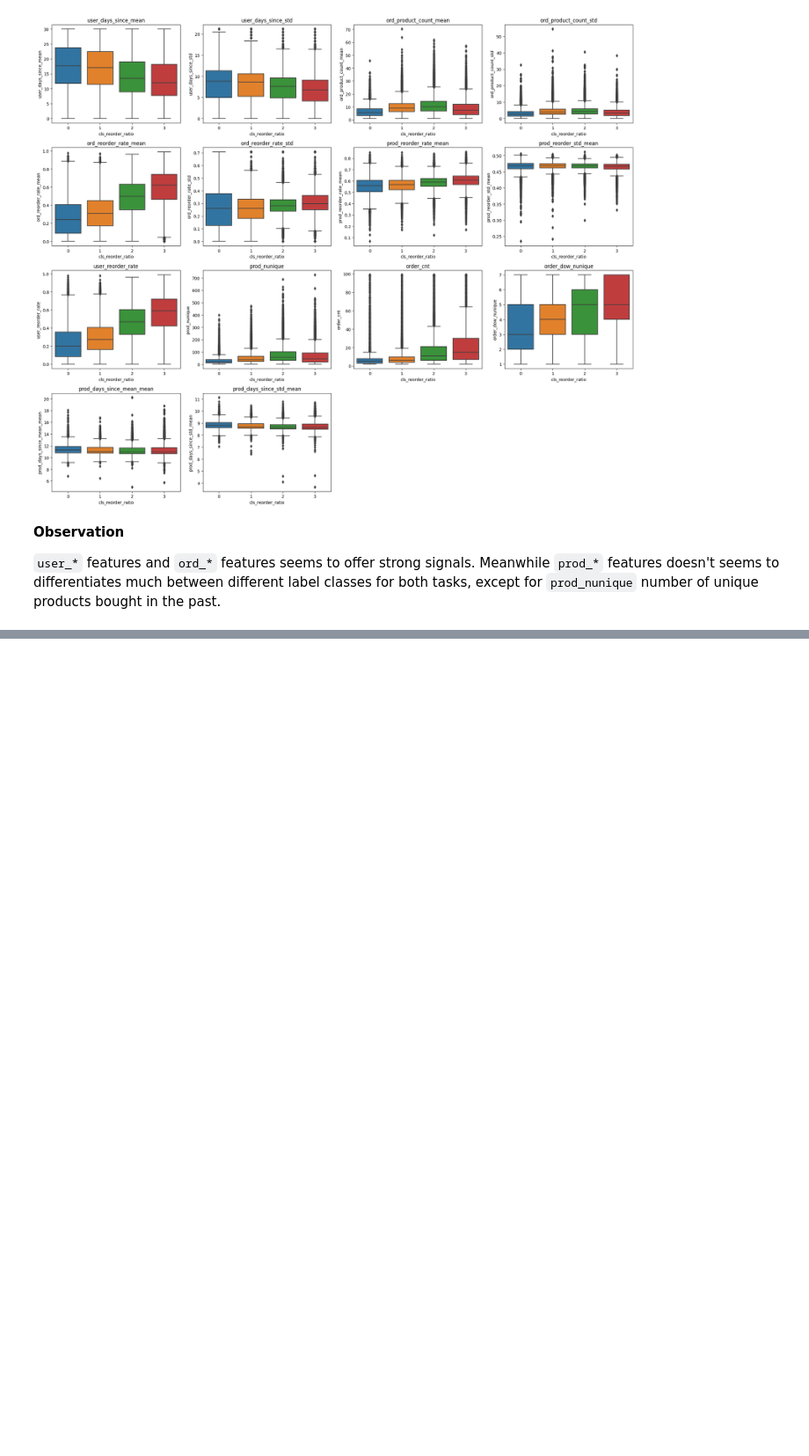
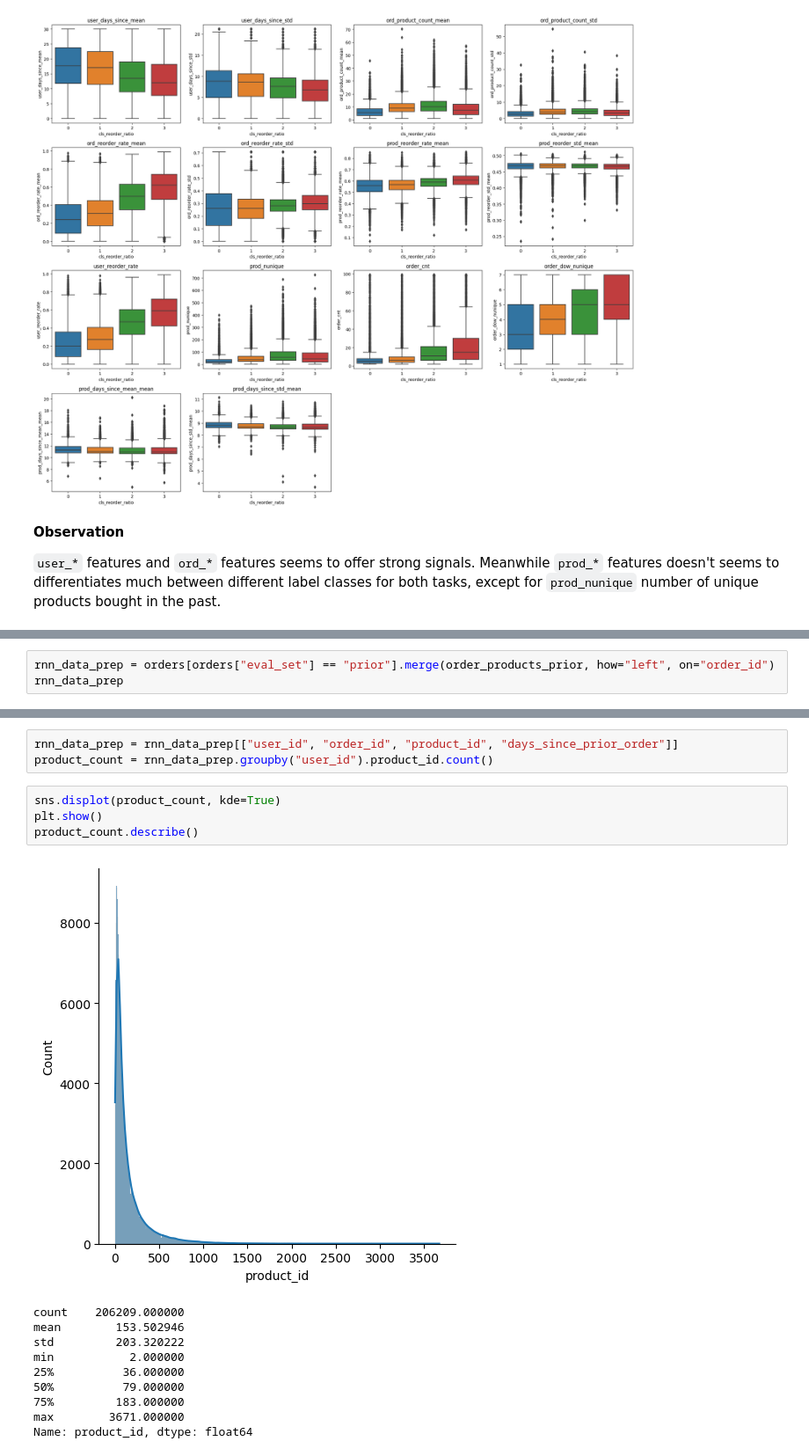
Before and after one commit to trantrikien239/sequence-item-embedding, a Jupyter notebook: problemframing-eda-featureengineering.ipynb, the cells around one changed output, grey strips where cells are left out. Shown at 88% size. Drawn from its saved outputs; the diff is of its cells as text; blank space fills up the shorter version.

```diff
--- a/problemframing-eda-featureengineering.ipynb
+++ b/problemframing-eda-featureengineering.ipynb
@@ -727,0 +732,3 @@ plt.show()
+# %%
+rnn_data_prep = orders[orders["eval_set"] == "prior"].merge(order_products_prior, how="left", on="order_id")
+rnn_data_prep
@@ -727,0 +749,18 @@ plt.show()
+# %%
+rnn_data_prep = rnn_data_prep[["user_id", "order_id", "product_id", "days_since_prior_order"]]
+product_count = rnn_data_prep.groupby("user_id").product_id.count()
+# %%
+sns.displot(product_count, kde=True)
+plt.show()
+product_count.describe()
+# %% [output]
+[figure, added]
+count    206209.000000
+mean        153.502946
+std         203.320222
+min           2.000000
+25%          36.000000
+50%          79.000000
+75%         183.000000
+max        3671.000000
+Name: product_id, dtype: float64
```
Also changed, not shown: parts of 12 cells of this notebook, 10 other files.
